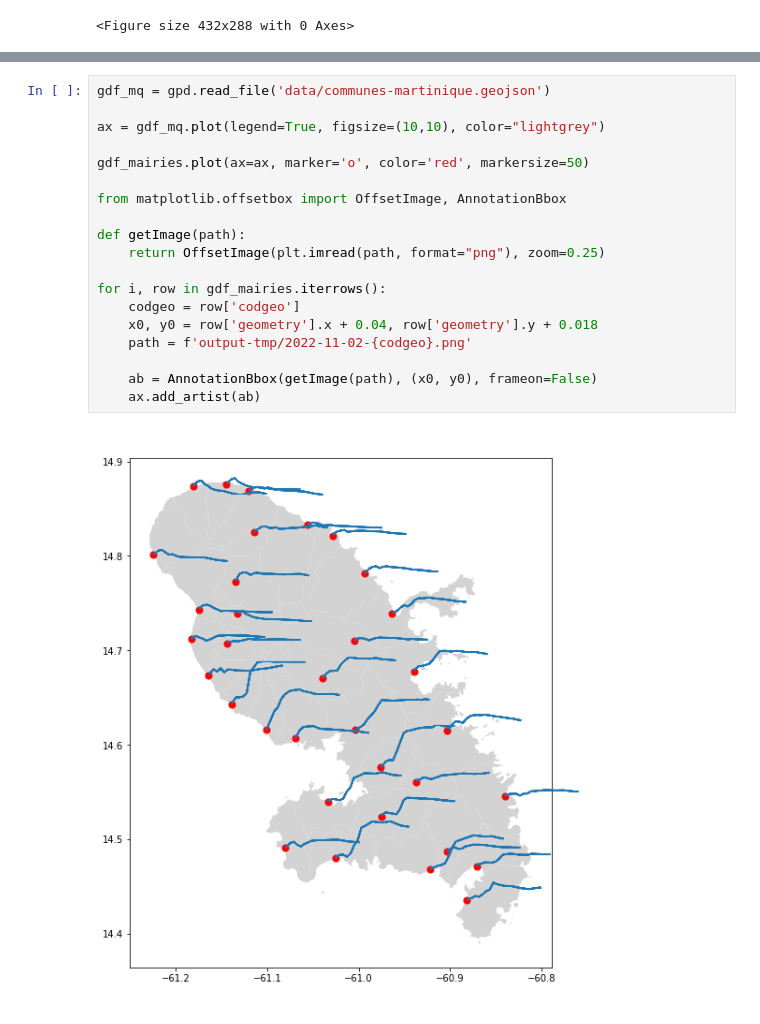
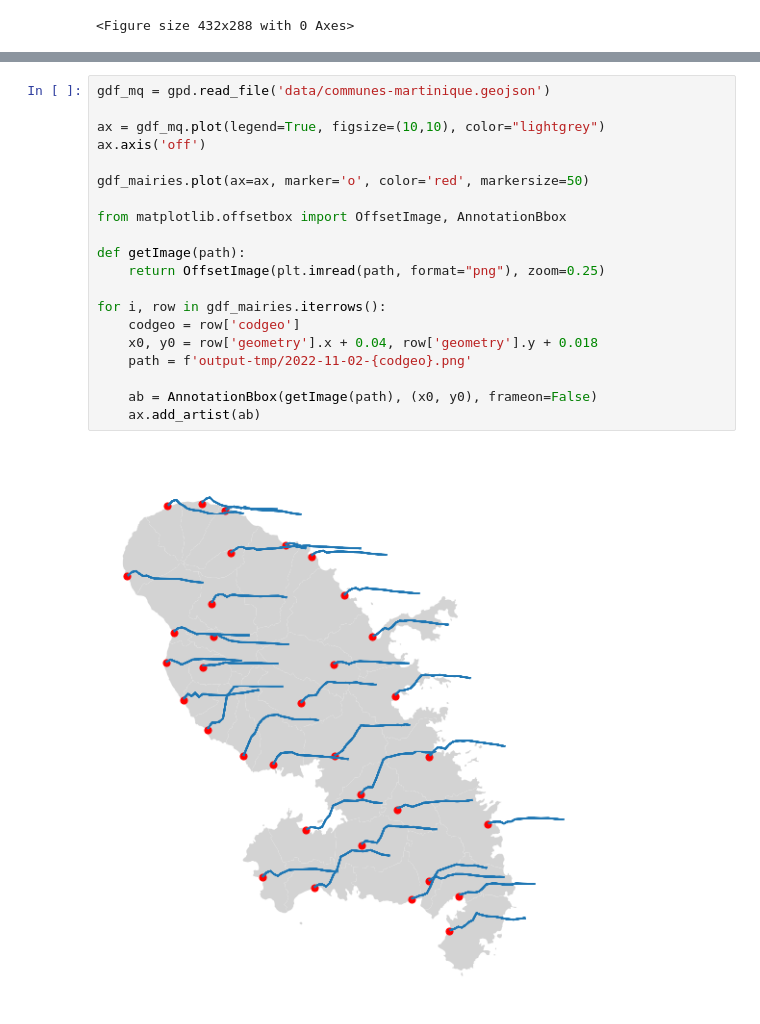
Before and after one commit to glefait/30daymapchallenge, a Jupyter notebook: 2022/2022-11-02.ipynb, the cells around one changed output, grey strips where cells are left out. Drawn from its saved outputs; the diff is of its cells as text.

```diff
--- a/2022/2022-11-02.ipynb
+++ b/2022/2022-11-02.ipynb
@@ -97,21 +97,22 @@ plt.savefig('output/2022-11-02.png', bbox_inches='tight', transparent=True)
 # %%
 gdf_mq = gpd.read_file('data/communes-martinique.geojson')
 
 ax = gdf_mq.plot(legend=True, figsize=(10,10), color="lightgrey")
+ax.axis('off')
 
 gdf_mairies.plot(ax=ax, marker='o', color='red', markersize=50)
 
 from matplotlib.offsetbox import OffsetImage, AnnotationBbox
 
 def getImage(path):
     return OffsetImage(plt.imread(path, format="png"), zoom=0.25)
 
 for i, row in gdf_mairies.iterrows():
     codgeo = row['codgeo']
     x0, y0 = row['geometry'].x + 0.04, row['geometry'].y + 0.018
     path = f'output-tmp/2022-11-02-{codgeo}.png'
 
     ab = AnnotationBbox(getImage(path), (x0, y0), frameon=False)
     ax.add_artist(ab)
 # %% [output]
-[figure, old version]
+[figure, new version]
```
Also changed, not shown: parts of 1 cell of this notebook, 1 other file.
